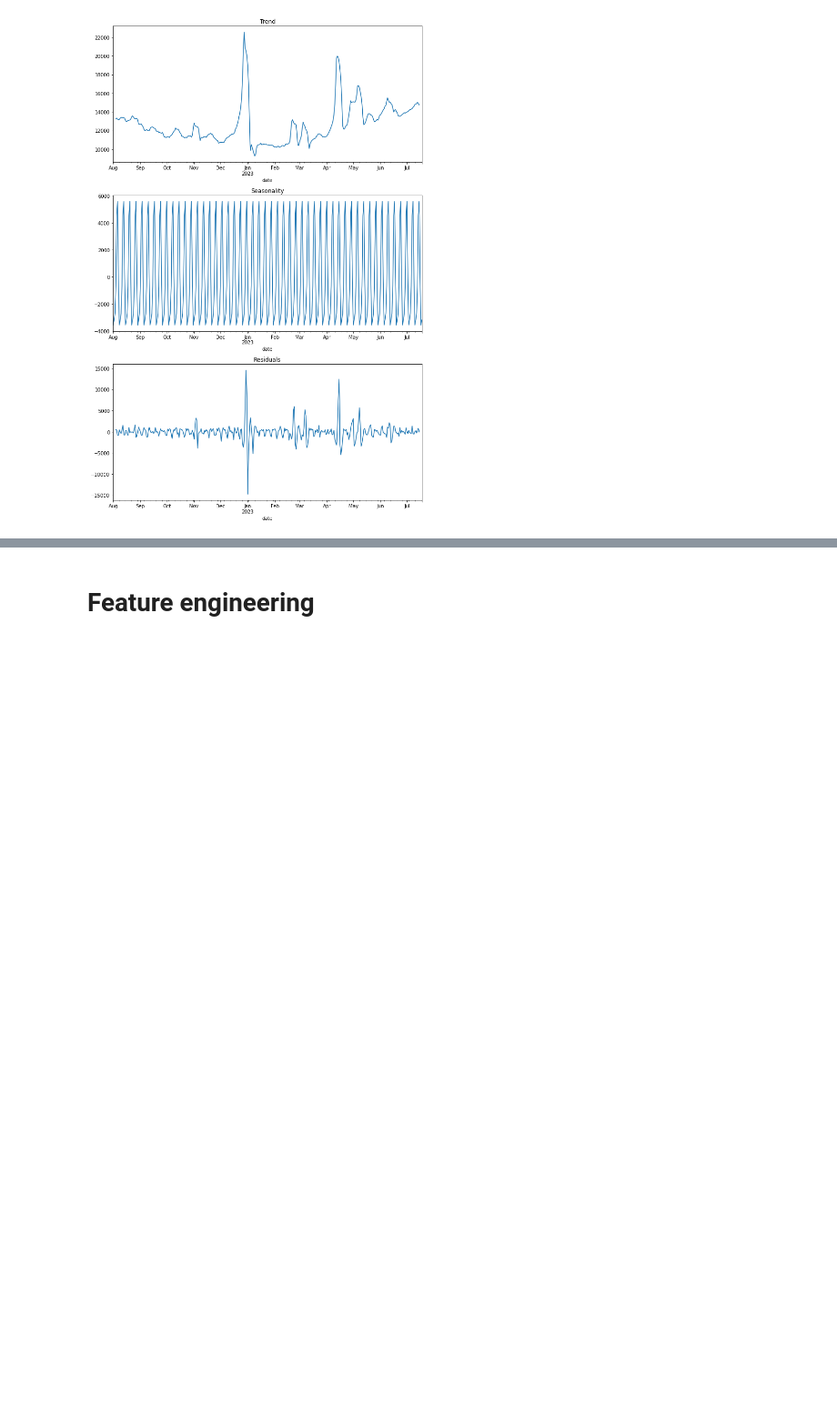
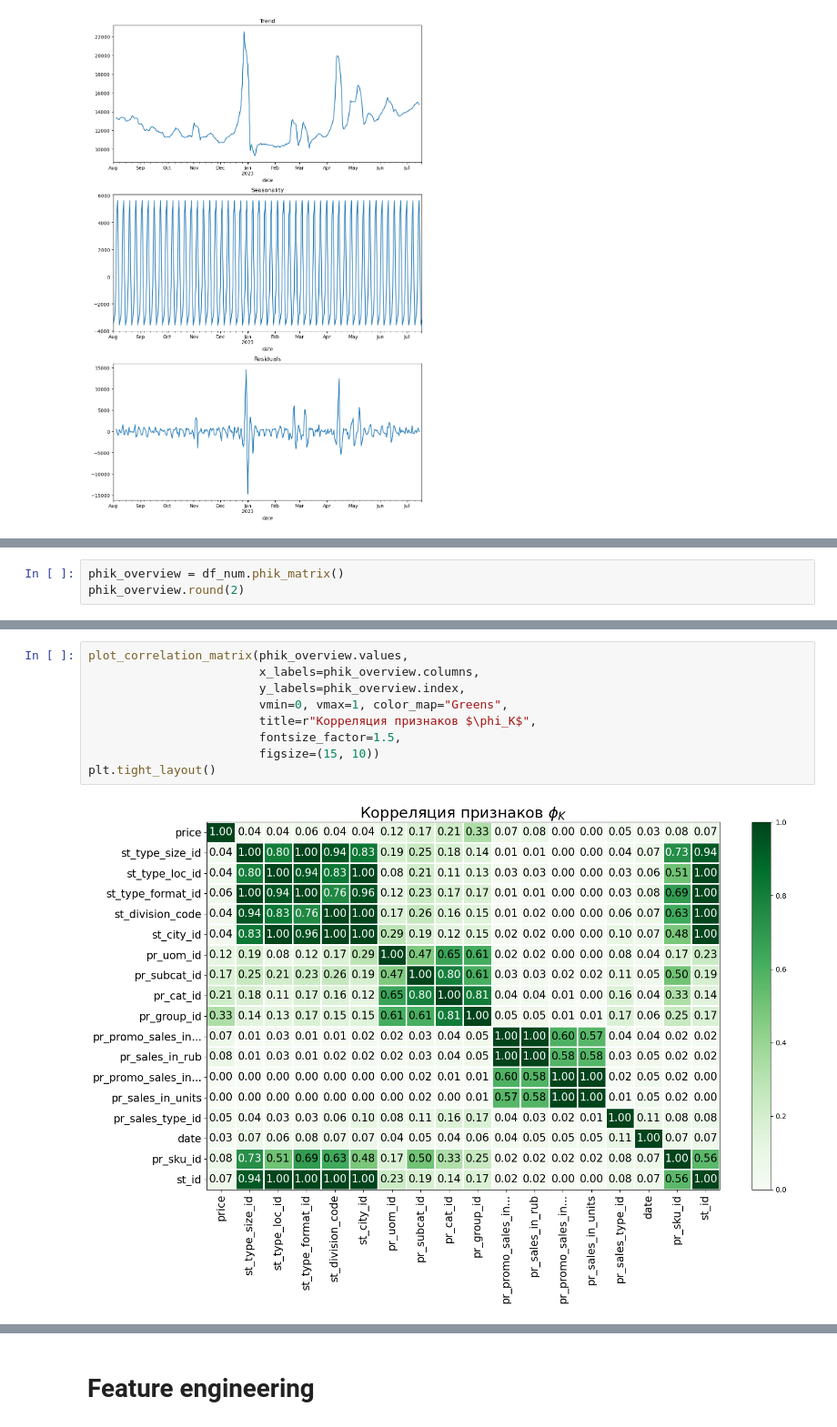
Before and after one commit to Vdol22/Proj_Lenta, a Jupyter notebook: lenta.ipynb, the cells around one changed output, grey strips where cells are left out. Shown at 91% size. Saved outputs shown, nothing was run; the diff lists cells and outputs as text; blank space fills up the shorter version.

```diff
--- a/lenta.ipynb
+++ b/lenta.ipynb
@@ -313,0 +647,3 @@ for name in name_group_id:
+# %%
+phik_overview = df_num.phik_matrix()
+phik_overview.round(2)
@@ -313,0 +669,11 @@ for name in name_group_id:
+# %%
+plot_correlation_matrix(phik_overview.values,
+                        x_labels=phik_overview.columns,
+                        y_labels=phik_overview.index,
+                        vmin=0, vmax=1, color_map="Greens",
+                        title=r"Корреляция признаков $\phi_K$",
+                        fontsize_factor=1.5,
+                        figsize=(15, 10))
+plt.tight_layout()
+# %% [output]
+[figure, added]
```
Also changed, not shown: parts of 87 cells of this notebook, 7 other files.
